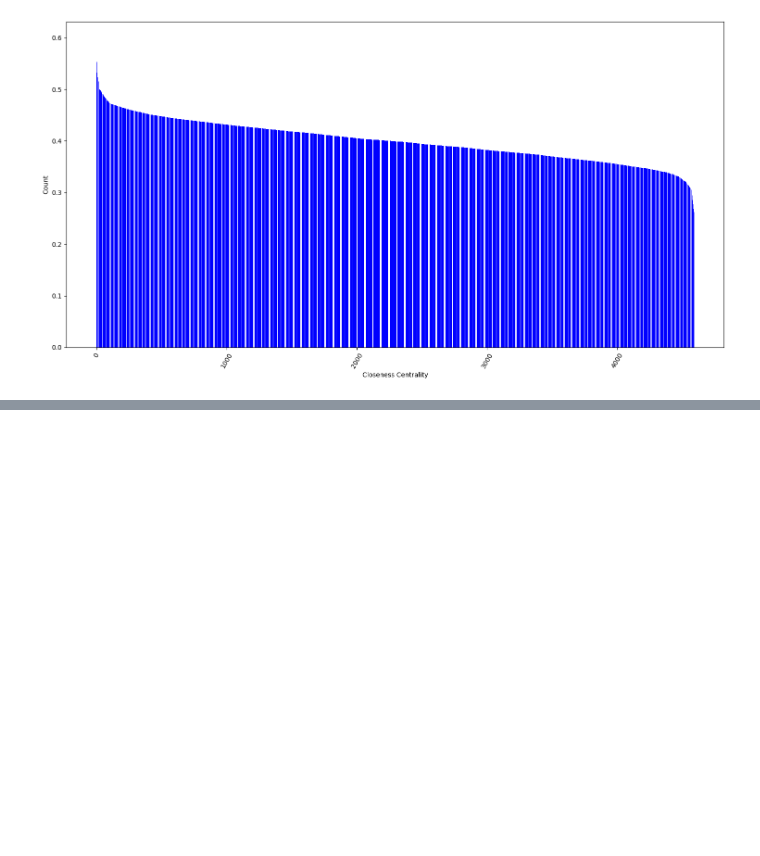
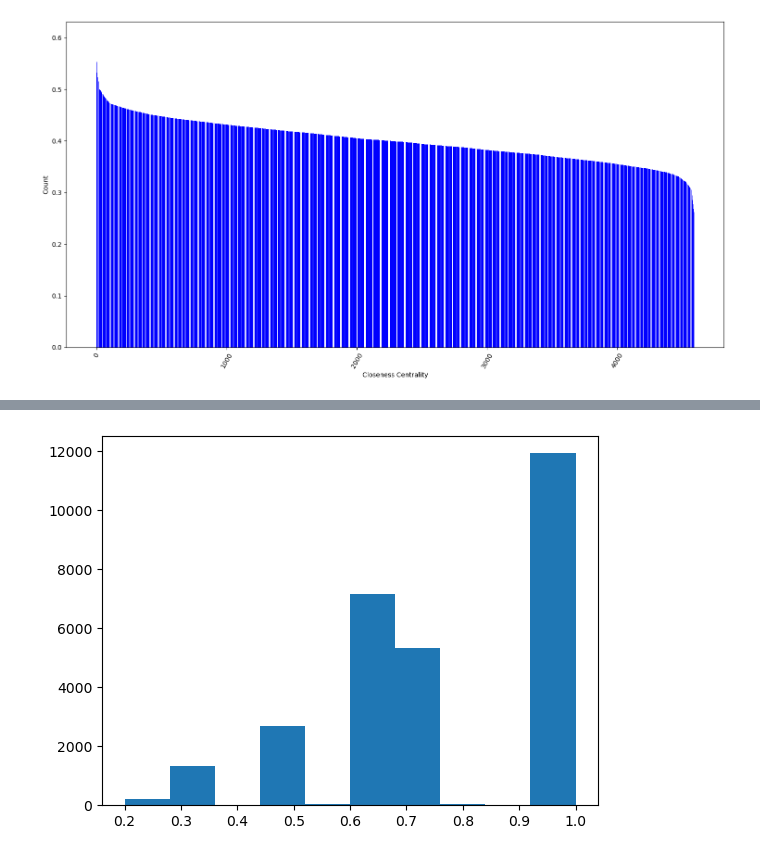
Before and after one commit to igorgonribs/curso-redes-luis, a Jupyter notebook: final_project/Final_work_test_wiki.ipynb, the cells around one changed output, grey strips where cells are left out. Saved outputs shown, nothing was run; the diff lists cells and outputs as text; code cells hidden in the pictures; blank space fills up the shorter version.

```diff
--- a/final_project/Final_work_test_wiki.ipynb
+++ b/final_project/Final_work_test_wiki.ipynb
@@ -342,0 +425,25 @@ print('cliques: ', list_cliques )
+# %%
+## Shortest paths
+def get_attributes_of_path(graph, path, attribute):
+    path_attrs = []
+    for node in path:
+        if G.has_node(node):
+            attriute_values = nx.get_node_attributes(graph, name=attribute)[node]
+            if attriute_values != None:
+                path_attrs.append(attriute_values)
+    return path_attrs
+
+# Taxa de salto de atributo (Ratio Attribute Hop - RAH). Quanto mais próximo de 1 menos saltos de atributo (categoria) houveram ao longo do caminho.
+# Ou seja, uma taxa próxima a 1 significa que as categorias não variaram muito ao longo do caminho,
+# o caminho navegou por páginas de mesma categoria
+# Se o valor for baixo significa que o caminho passou por páginas de categorias diversas
+def ratio_attribute_hops(attributes_list):
+    return len(set(attributes_list))/len(attributes_list)
+
+def get_rha_for_paths(graph, paths, attribute):
+    rah_list = []
+    for path in paths:
+        rah_list.append(ratio_attribute_hops(get_attributes_of_path(graph, path, attribute)))
+    return rah_list
+# %%
+shortest_path_rha_list = get_rha_for_paths(G, all_shortest_paths_tested, 'macrocategory')
@@ -342,0 +458,6 @@ print('cliques: ', list_cliques )
+# %%
+## Histogram for RAH of the shortest paths
+plt.hist(np.array(shortest_path_rha_list))
+plt.show()
+# %% [output]
+[figure, added]
```
Also changed, not shown: parts of 17 cells of this notebook, 4 other files.
